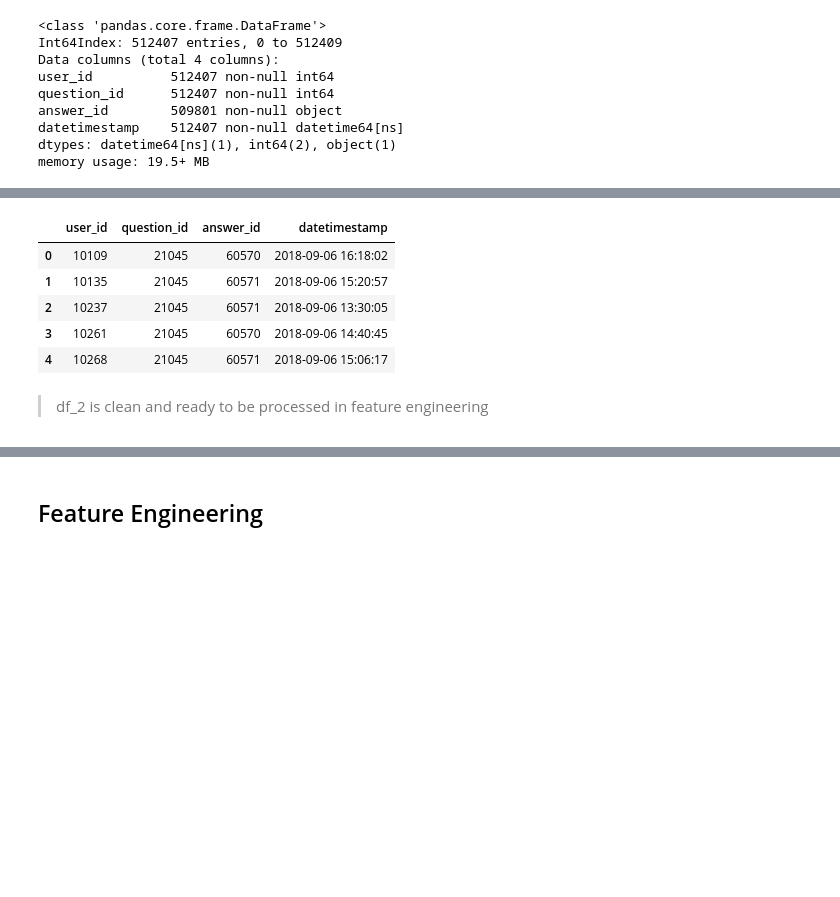
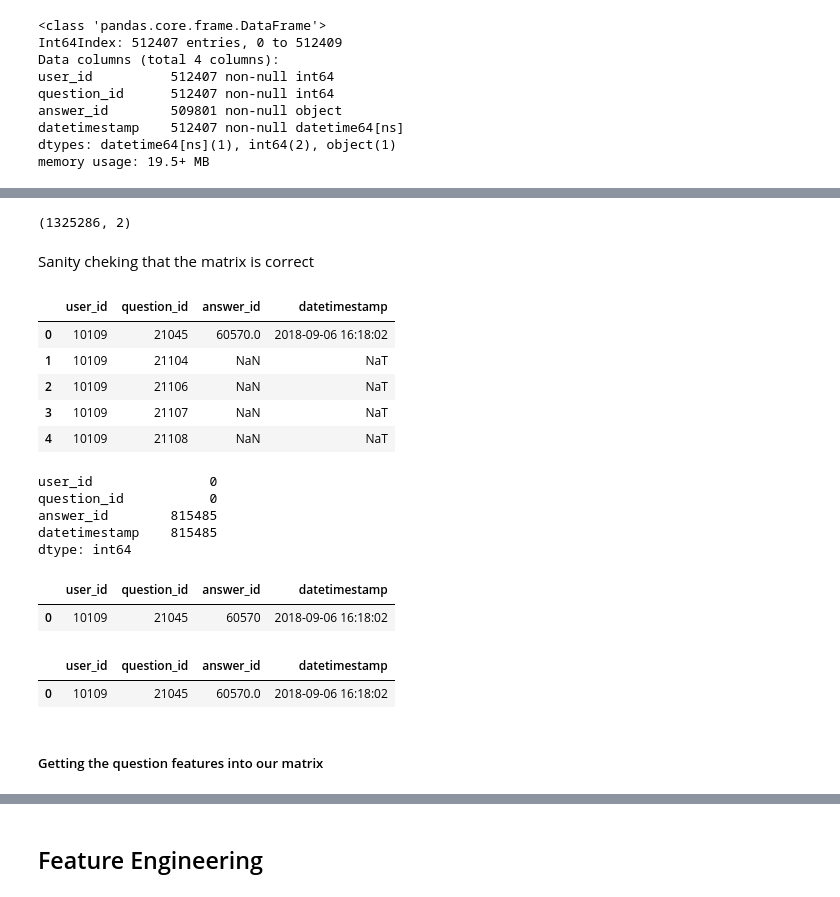
Before and after one commit to waficf/Kaggle_Competitions, a Jupyter notebook: project_1.ipynb, the cells around one changed output, grey strips where cells are left out. Drawn from its saved outputs; the diff is of its cells as text; code cells hidden in the pictures; blank space fills up the shorter version.

Commit message:
Matrix

```diff
--- a/project_1.ipynb
+++ b/project_1.ipynb
@@ -82,4 +67,6 @@ memory usage: 19.5+ MB
 df_2.dropna(inplace=True)
+# %%
+df_2.answer_id = df_2.answer_id.astype('int64')
 # %%
 df_2.info()
 # %% [output]
@@ -95,11 +102,49 @@ memory usage: 19.4+ MB
+# %%
+# We need to create a matrix of users vs every question and fill with nulls the missing answers
+matrix = []
+for i in df_2.user_id.unique():
+    ques_unique = df_2.question_id.unique()
+    matrix.append(np.array(list(product(*[ [i], ques_unique]))))
+# %%
+matrix = pd.DataFrame(np.vstack(matrix), columns = ['user_id', 'question_id'])
+# %%
+matrix.shape
+# %% [output]
+(1325286, 2)
+# %%
+# Merge with df_2 to return the answers
+matrix = matrix.merge(df_2, on =['user_id', 'question_id'], how='left')
+# %% [markdown]
+Sanity cheking that the matrix is correct
 # %%
-df_2.head()
+matrix.head()
 # %% [output]
 |  | user_id | question_id | answer_id | datetimestamp |
-| 0 | 10109 | 21045 | 60570 | 2018-09-06 16:18:02 |
-| 1 | 10135 | 21045 | 60571 | 2018-09-06 15:20:57 |
-| 2 | 10237 | 21045 | 60571 | 2018-09-06 13:30:05 |
-| 3 | 10261 | 21045 | 60570 | 2018-09-06 14:40:45 |
-| 4 | 10268 | 21045 | 60571 | 2018-09-06 15:06:17 |
+| 0 | 10109 | 21045 | 60570.0 | 2018-09-06 16:18:02 |
+| 1 | 10109 | 21104 | NaN | NaT |
+| 2 | 10109 | 21106 | NaN | NaT |
+| 3 | 10109 | 21107 | NaN | NaT |
+| 4 | 10109 | 21108 | NaN | NaT |
-# %% [markdown]
-> df_2 is clean and ready to be processed in feature engineering
+# %%
+# Same value for answrs and timestamp
+matrix.isnull().sum()
+# %% [output]
+user_id               0
+question_id           0
+answer_id        815485
+datetimestamp    815485
+dtype: int64
+# %%
+# SANITY CHECKER
+df_2[(df_2.user_id == 10109) & (df_2.question_id == 21045)]
+# %% [output]
+|  | user_id | question_id | answer_id | datetimestamp |
+| 0 | 10109 | 21045 | 60570 | 2018-09-06 16:18:02 |
+# %%
+# SANITY CHECKER
+matrix[(matrix.user_id == 10109) & (matrix.question_id == 21045)]
+# %% [output]
+|  | user_id | question_id | answer_id | datetimestamp |
+| 0 | 10109 | 21045 | 60570.0 | 2018-09-06 16:18:02 |
+# %% [markdown]
+##### Getting the question features into our matrix
```
Also changed, not shown: parts of 85 cells of this notebook.
